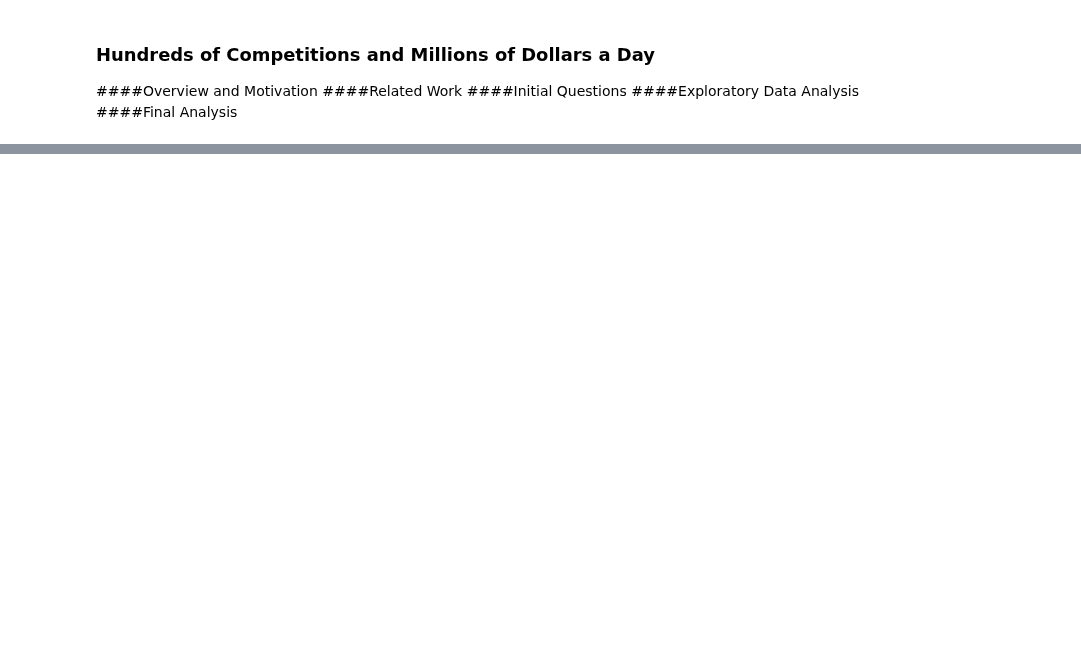
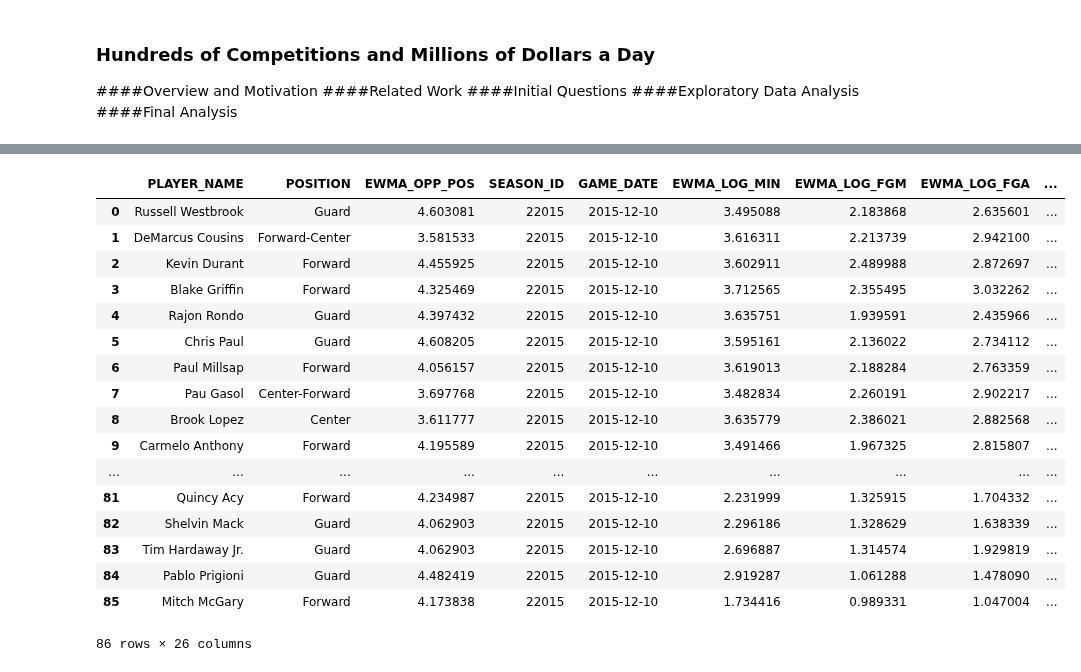
Before and after one commit to diciurcio-d/ShiftEnter, a Jupyter notebook: ShiftEnterFinal.ipynb, the cells around one changed output, grey strips where cells are left out. Cells and saved outputs as stored; diff of their text form; code cells hidden in the pictures; blank space fills up the shorter version.

Commit message:
got player_pool

```diff
--- a/ShiftEnterFinal.ipynb
+++ b/ShiftEnterFinal.ipynb
@@ -327,3 +542,26 @@ def make_player_pool(df,game_date,ewma_colresp, ewma_colfeats):
+# %%
+player_pool_df = pd.read_csv("./player_pool.csv")
+# %%
+player_pool_df
+# %% [output]
+|  | PLAYER_NAME | POSITION | EWMA_OPP_POS | SEASON_ID | GAME_DATE | EWMA_LOG_MIN | EWMA_LOG_FGM | EWMA_LOG_FGA | ... |
+| 0 | Russell Westbrook | Guard | 4.603081 | 22015 | 2015-12-10 | 3.495088 | 2.183868 | 2.635601 | ... |
+| 1 | DeMarcus Cousins | Forward-Center | 3.581533 | 22015 | 2015-12-10 | 3.616311 | 2.213739 | 2.942100 | ... |
+| 2 | Kevin Durant | Forward | 4.455925 | 22015 | 2015-12-10 | 3.602911 | 2.489988 | 2.872697 | ... |
+| 3 | Blake Griffin | Forward | 4.325469 | 22015 | 2015-12-10 | 3.712565 | 2.355495 | 3.032262 | ... |
+| 4 | Rajon Rondo | Guard | 4.397432 | 22015 | 2015-12-10 | 3.635751 | 1.939591 | 2.435966 | ... |
+| 5 | Chris Paul | Guard | 4.608205 | 22015 | 2015-12-10 | 3.595161 | 2.136022 | 2.734112 | ... |
+| 6 | Paul Millsap | Forward | 4.056157 | 22015 | 2015-12-10 | 3.619013 | 2.188284 | 2.763359 | ... |
+| 7 | Pau Gasol | Center-Forward | 3.697768 | 22015 | 2015-12-10 | 3.482834 | 2.260191 | 2.902217 | ... |
+| 8 | Brook Lopez | Center | 3.611777 | 22015 | 2015-12-10 | 3.635779 | 2.386021 | 2.882568 | ... |
+| 9 | Carmelo Anthony | Forward | 4.195589 | 22015 | 2015-12-10 | 3.491466 | 1.967325 | 2.815807 | ... |
+| ... | ... | ... | ... | ... | ... | ... | ... | ... | ... |
+| 81 | Quincy Acy | Forward | 4.234987 | 22015 | 2015-12-10 | 2.231999 | 1.325915 | 1.704332 | ... |
+| 82 | Shelvin Mack | Guard | 4.062903 | 22015 | 2015-12-10 | 2.296186 | 1.328629 | 1.638339 | ... |
+| 83 | Tim Hardaway Jr. | Guard | 4.062903 | 22015 | 2015-12-10 | 2.696887 | 1.314574 | 1.929819 | ... |
+| 84 | Pablo Prigioni | Guard | 4.482419 | 22015 | 2015-12-10 | 2.919287 | 1.061288 | 1.478090 | ... |
+| 85 | Mitch McGary | Forward | 4.173838 | 22015 | 2015-12-10 | 1.734416 | 0.989331 | 1.047004 | ... |
+86 rows × 26 columns
 # %%
 def CM_HEIGHT(x):
     MELO_HT = x['HEIGHT'] * 4.5
```
Also changed, not shown: parts of 64 cells of this notebook.
